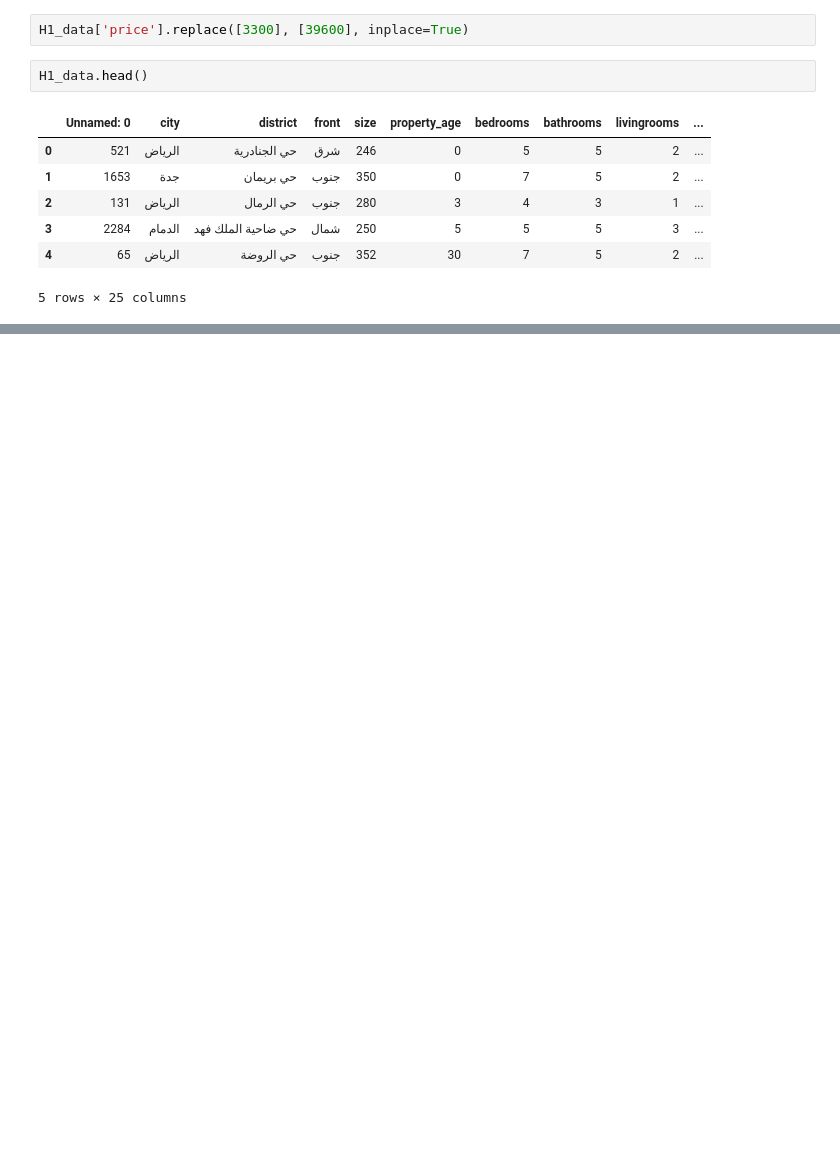
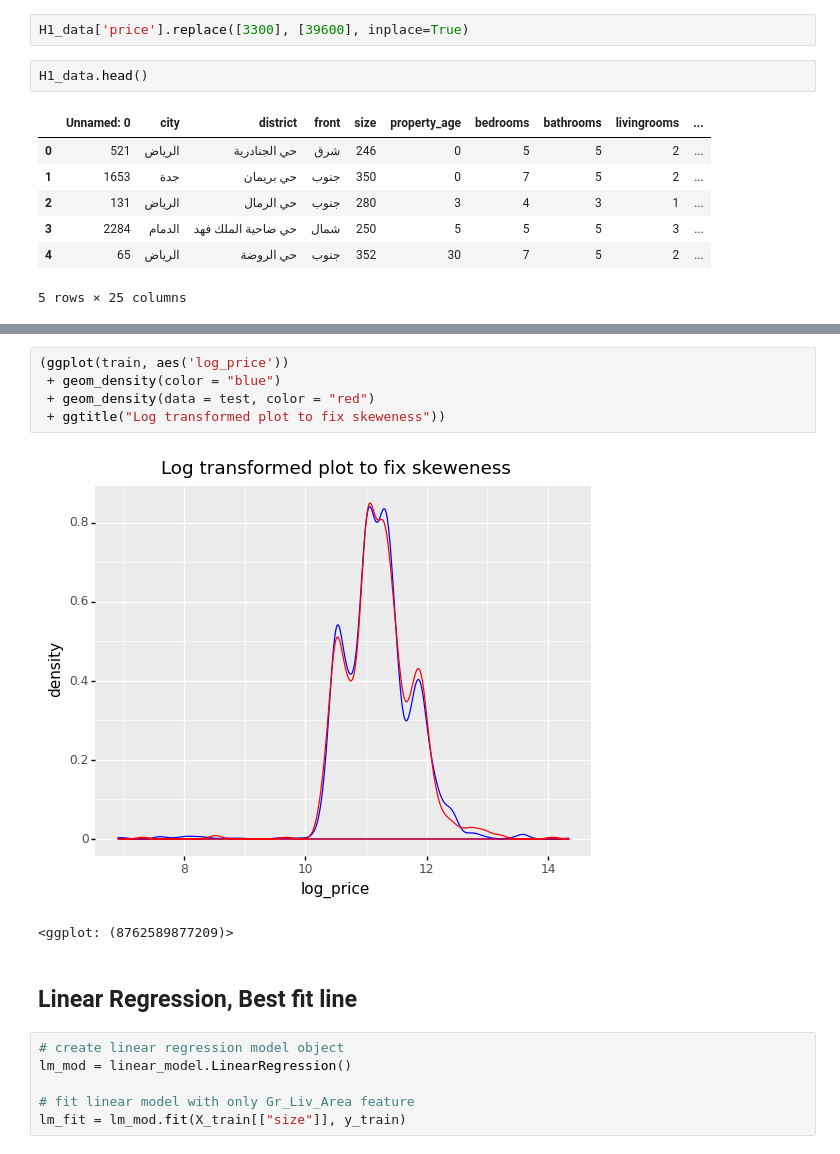
Before and after one commit to novr1512/saudi_aqar_price_prediction, a Jupyter notebook: Ahmad's notes.ipynb, the cells around one changed output, grey strips where cells are left out. Drawn from its saved outputs; the diff is of its cells as text; blank space fills up the shorter version.

```diff
--- a/Ahmad's notes.ipynb
+++ b/Ahmad's notes.ipynb
@@ -66,0 +152,16 @@ H1_data.head()
+# %%
+(ggplot(train, aes('log_price'))
+ + geom_density(color = "blue")
+ + geom_density(data = test, color = "red")
+ + ggtitle("Log transformed plot to fix skeweness"))
+# %% [output]
+[figure, added]
+<ggplot: (8762589877209)>
+# %% [markdown]
+## Linear Regression, Best fit line
+# %%
+# create linear regression model object
+lm_mod = linear_model.LinearRegression()
+
+# fit linear model with only Gr_Liv_Area feature
+lm_fit = lm_mod.fit(X_train[["size"]], y_train)
```
Also changed, not shown: parts of 36 cells of this notebook.
